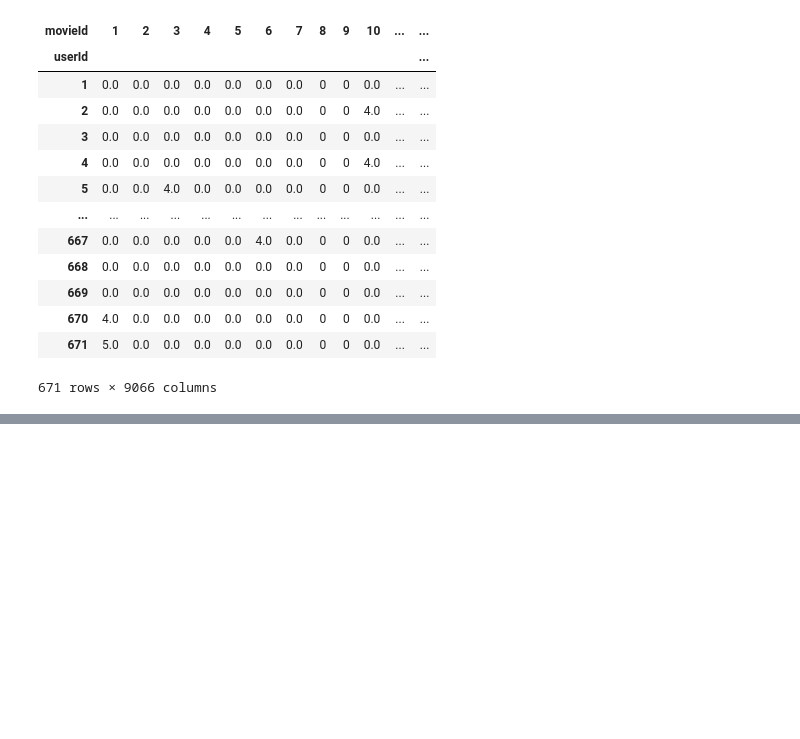
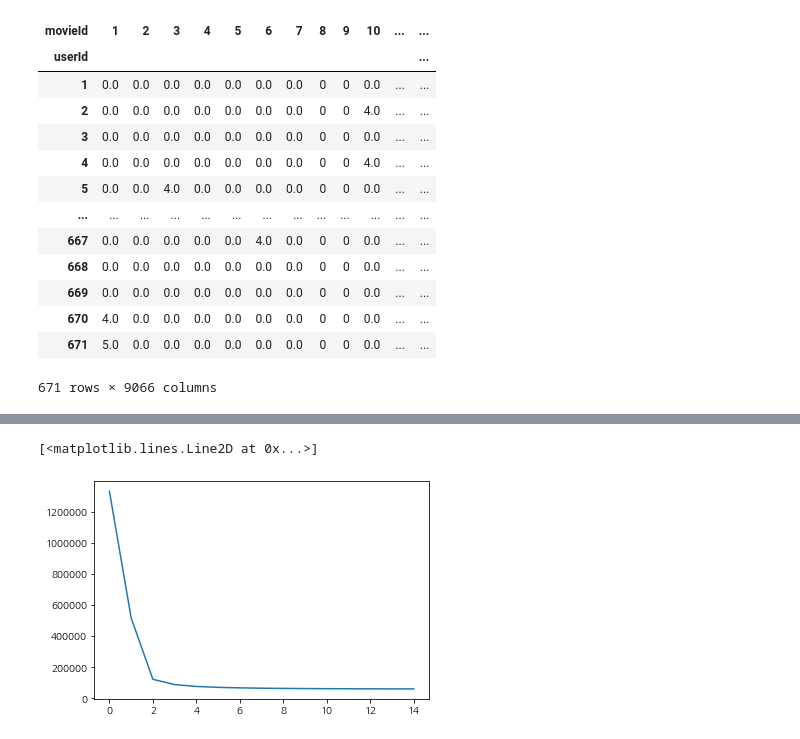
Before and after one commit to youngjo89/recommend_system, a Jupyter notebook: Matrix_Factorization/practice.ipynb, the cells around one changed output, grey strips where cells are left out. Saved outputs shown, nothing was run; the diff lists cells and outputs as text; code cells hidden in the pictures; blank space fills up the shorter version.

```diff
--- a/Matrix_Factorization/practice.ipynb
+++ b/Matrix_Factorization/practice.ipynb
@@ -219,0 +247,5 @@ user_movie
+# %%
+plt.plot(predict_errors)
+# %% [output]
+[<matplotlib.lines.Line2D at 0x...>]
+[figure, added]
```
Also changed, not shown: parts of 8 cells of this notebook.
